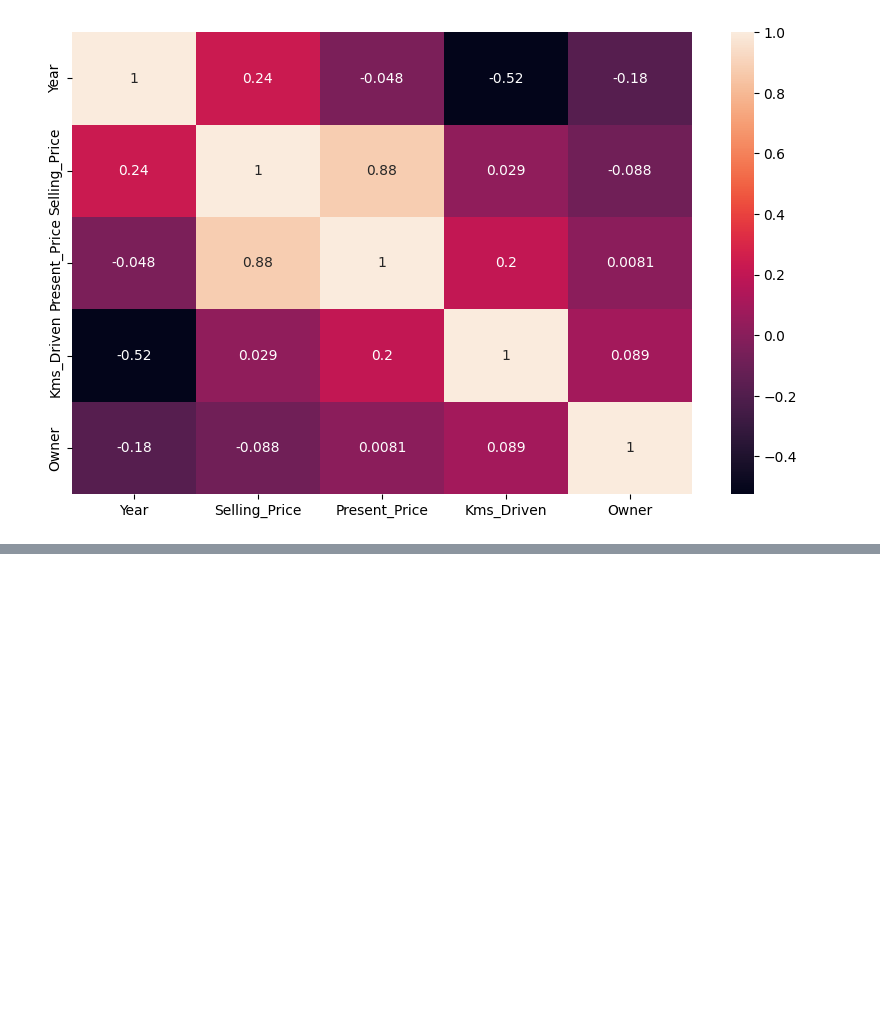
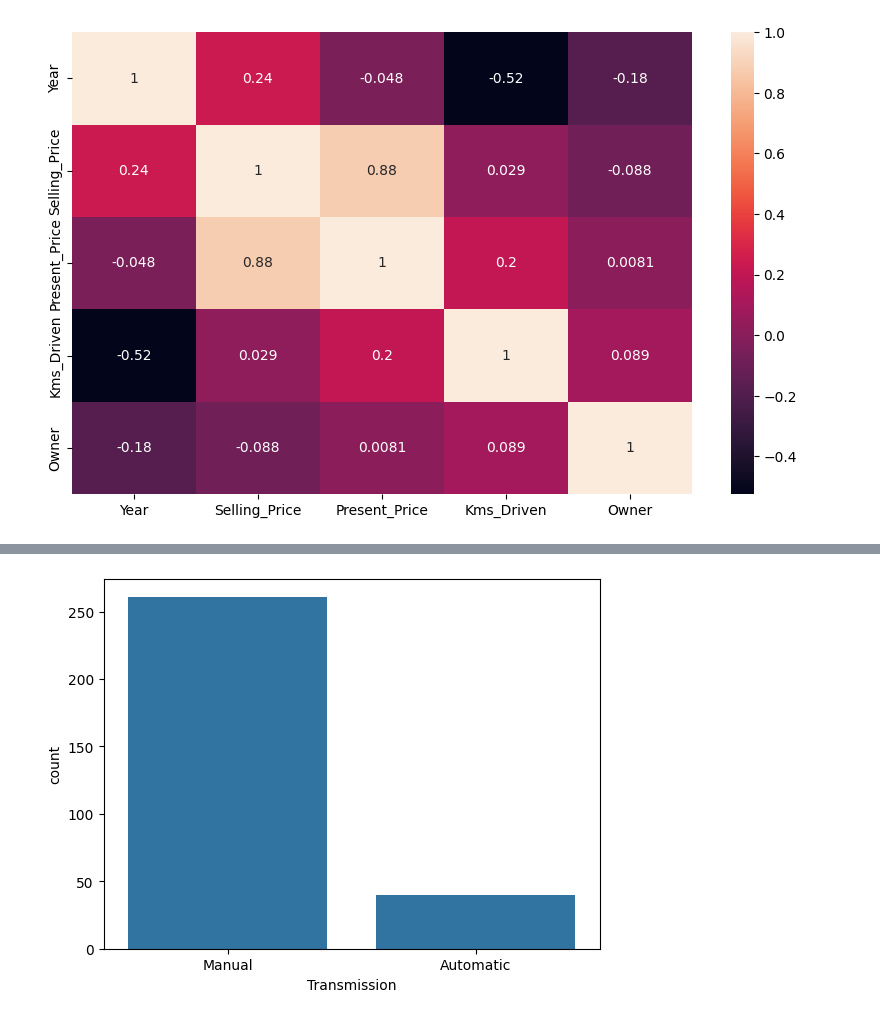
Before and after one commit to laya-07/Used-car-price-prediction, a Jupyter notebook: notebooks/project_start.ipynb, the cells around one changed output, grey strips where cells are left out. Saved outputs shown, nothing was run; the diff lists cells and outputs as text; code cells hidden in the pictures; blank space fills up the shorter version.

```diff
--- a/notebooks/project_start.ipynb
+++ b/notebooks/project_start.ipynb
@@ -93,0 +100,5 @@ plt.show()
+# %%
+sns.countplot(x='Transmission',data=df)
+plt.show()
+# %% [output]
+[figure, added]
```
Also changed, not shown: parts of 6 cells of this notebook, 1 other file.
